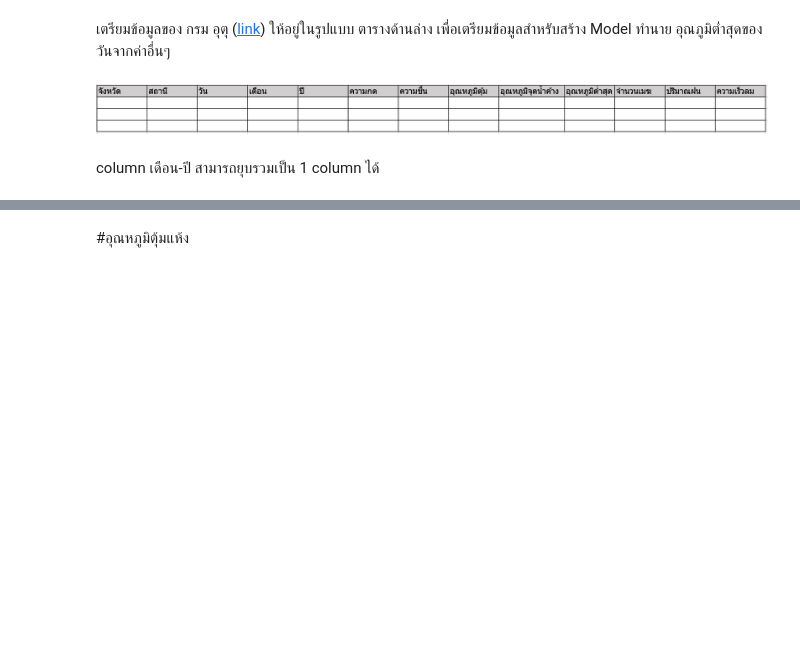
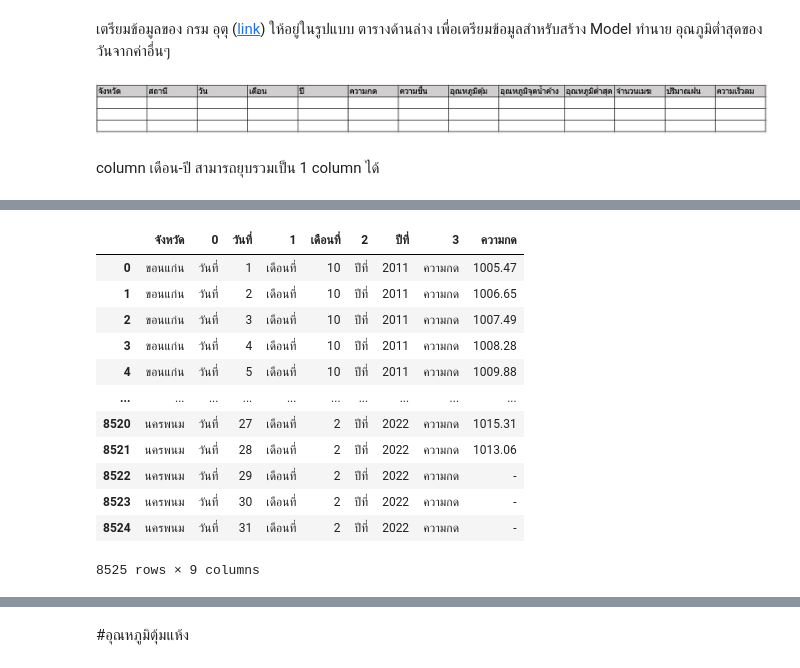
Before and after one commit to Aomaphisara/bsc_dpdm22, a Jupyter notebook: Quiz_Group_5_20_of_Midterm.ipynb, the cells around one changed output, grey strips where cells are left out. Drawn from its saved outputs; the diff is of its cells as text; code cells hidden in the pictures; blank space fills up the shorter version.

```diff
--- a/Quiz_Group_5_20_of_Midterm.ipynb
+++ b/Quiz_Group_5_20_of_Midterm.ipynb
@@ -22,0 +249,17 @@ Drive already mounted at /content/drive; to attempt to forcibly remount, call dr
+# %%
+pp = pd.DataFrame(p, columns=['จังหวัด','0','วันที่','1','เดือนที่','2','ปีที่','3','ความกด'])
+pp
+# %% [output]
+|  | จังหวัด | 0 | วันที่ | 1 | เดือนที่ | 2 | ปีที่ | 3 | ความกด |
+| 0 | ขอนแก่น | วันที่ | 1 | เดือนที่ | 10 | ปีที่ | 2011 | ความกด | 1005.47 |
+| 1 | ขอนแก่น | วันที่ | 2 | เดือนที่ | 10 | ปีที่ | 2011 | ความกด | 1006.65 |
+| 2 | ขอนแก่น | วันที่ | 3 | เดือนที่ | 10 | ปีที่ | 2011 | ความกด | 1007.49 |
+| 3 | ขอนแก่น | วันที่ | 4 | เดือนที่ | 10 | ปีที่ | 2011 | ความกด | 1008.28 |
+| 4 | ขอนแก่น | วันที่ | 5 | เดือนที่ | 10 | ปีที่ | 2011 | ความกด | 1009.88 |
+| ... | ... | ... | ... | ... | ... | ... | ... | ... | ... |
+| 8520 | นครพนม | วันที่ | 27 | เดือนที่ | 2 | ปีที่ | 2022 | ความกด | 1015.31 |
+| 8521 | นครพนม | วันที่ | 28 | เดือนที่ | 2 | ปีที่ | 2022 | ความกด | 1013.06 |
+| 8522 | นครพนม | วันที่ | 29 | เดือนที่ | 2 | ปีที่ | 2022 | ความกด | - |
+| 8523 | นครพนม | วันที่ | 30 | เดือนที่ | 2 | ปีที่ | 2022 | ความกด | - |
+| 8524 | นครพนม | วันที่ | 31 | เดือนที่ | 2 | ปีที่ | 2022 | ความกด | - |
+8525 rows × 9 columns
```
Also changed, not shown: parts of 185 cells of this notebook.
